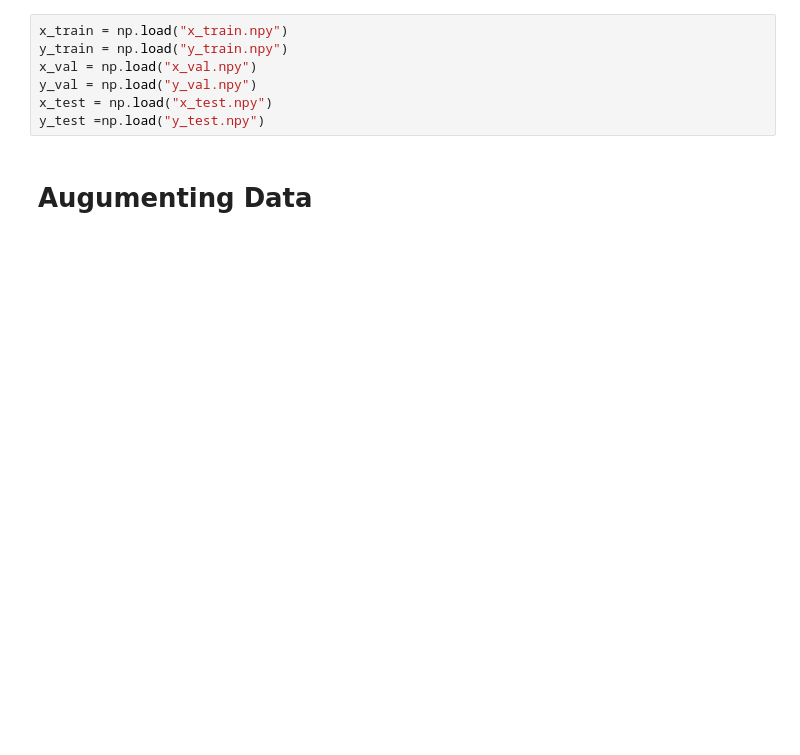
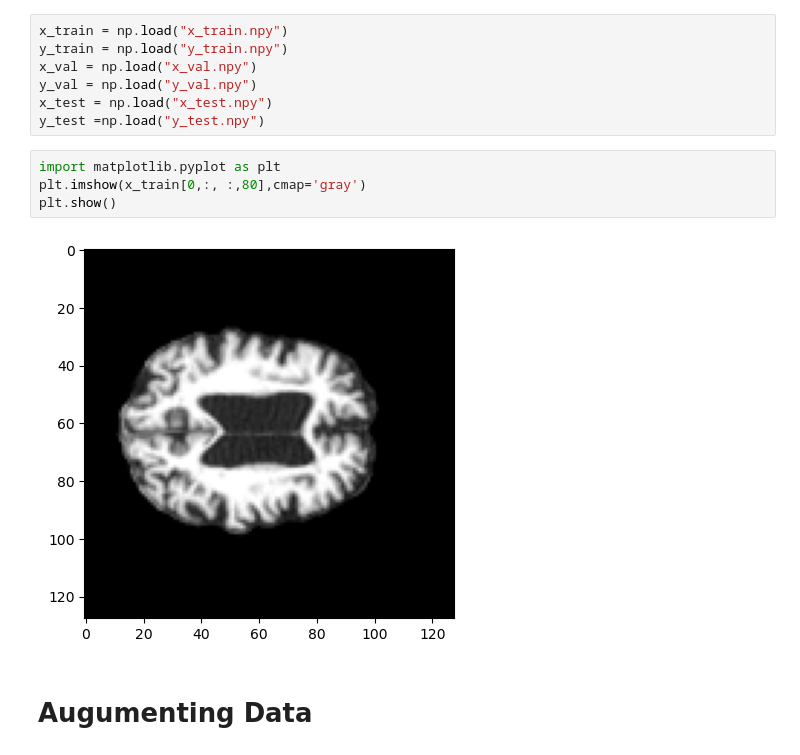
Before and after one commit to amsainju/ADNI2023, a Jupyter notebook: S3DCNN.ipynb, the cells around one changed output. Drawn from its saved outputs; the diff is of its cells as text; blank space fills up the shorter version.

```diff
--- a/S3DCNN.ipynb
+++ b/S3DCNN.ipynb
@@ -80,6 +63,12 @@ x_val = np.load("x_val.npy")
 y_val = np.load("y_val.npy")
 x_test = np.load("x_test.npy")
 y_test =np.load("y_test.npy")
+# %%
+import matplotlib.pyplot as plt
+plt.imshow(x_train[0,:, :,80],cmap='gray')
+plt.show()
+# %% [output]
+[figure, added]
 # %% [markdown]
 # Augumenting Data
 # %%
```
Also changed, not shown: parts of 12 cells of this notebook.
